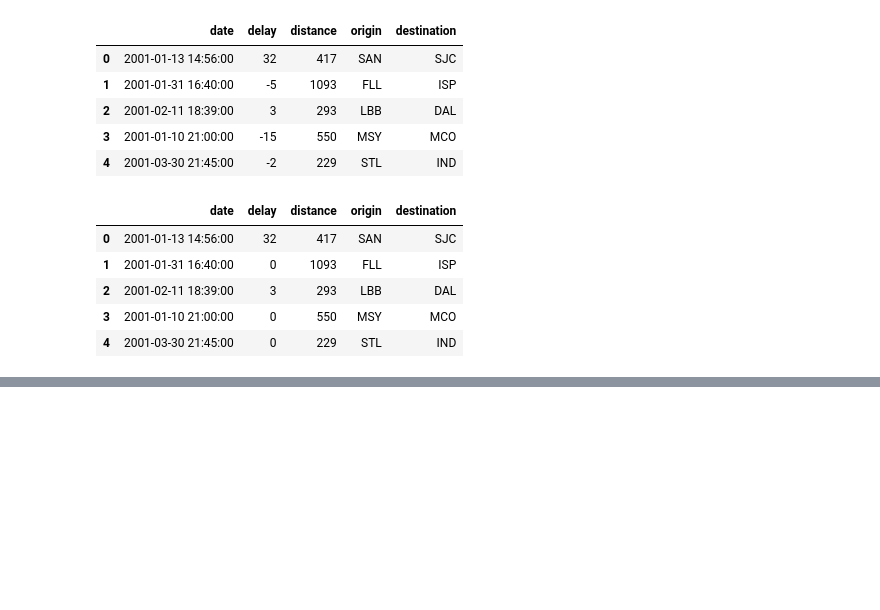
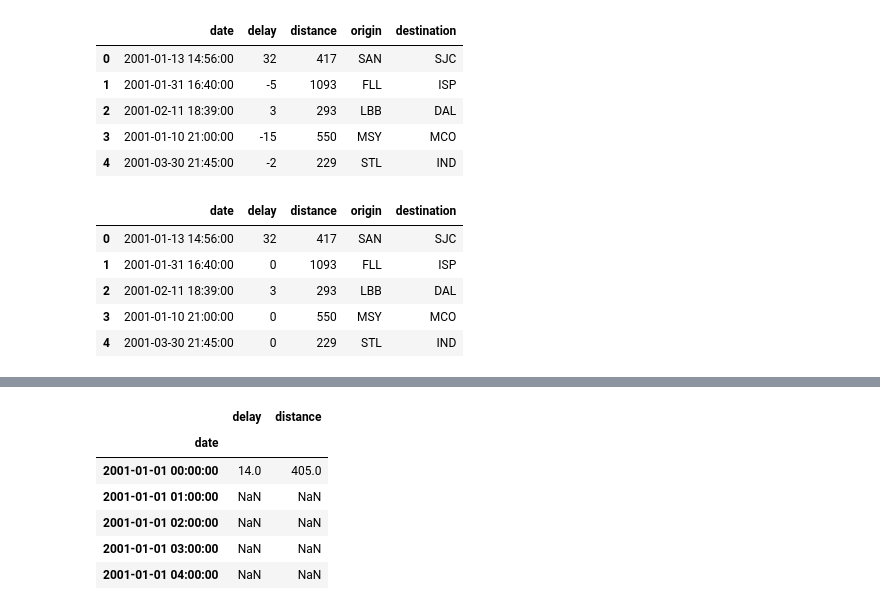
Before and after one commit to mijailmariano/time-series-exercises, a Jupyter notebook: working_with_time_series_data.ipynb, the cells around one changed output, grey strips where cells are left out. Drawn from its saved outputs; the diff is of its cells as text; code cells hidden in the pictures; blank space fills up the shorter version.

```diff
--- a/working_with_time_series_data.ipynb
+++ b/working_with_time_series_data.ipynb
@@ -608,0 +621,13 @@ flights.head() # checks out!
+# %%
+# let's use strftime method to extract the hour and set as new column
+
+by_hr_avg = flights.resample("H").mean()
+by_hr_avg.head()
+# %% [output]
+|  | delay | distance |
+| date |  |  |
+| 2001-01-01 00:00:00 | 14.0 | 405.0 |
+| 2001-01-01 01:00:00 | NaN | NaN |
+| 2001-01-01 02:00:00 | NaN | NaN |
+| 2001-01-01 03:00:00 | NaN | NaN |
+| 2001-01-01 04:00:00 | NaN | NaN |
```
Also changed, not shown: parts of 6 cells of this notebook, 3 other files.
